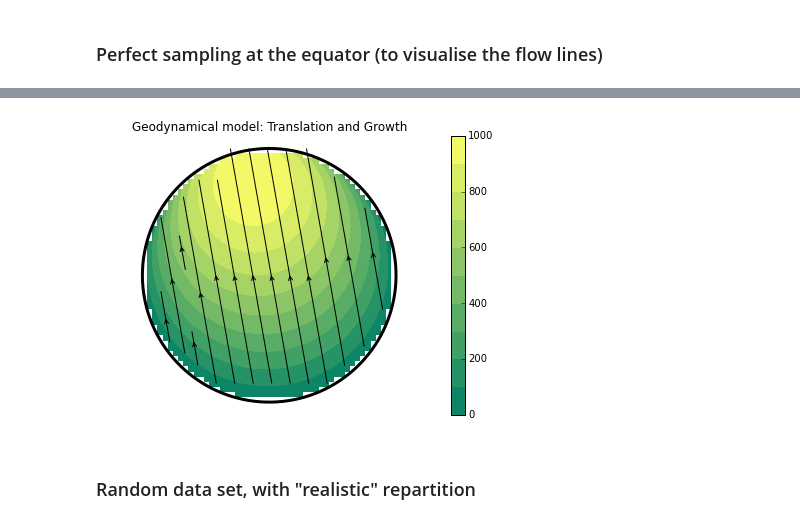
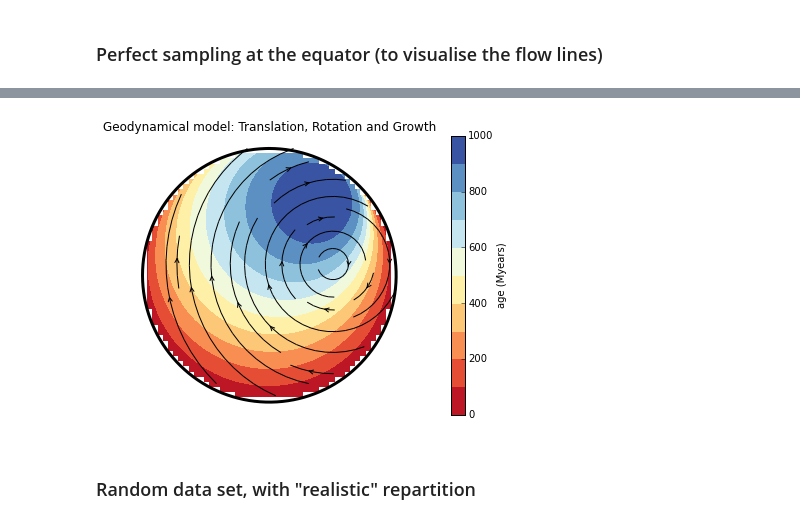
Before and after one commit to MarineLasbleis/GrowYourIC, a Jupyter notebook: GrowYourInnerCore_examples.ipynb, the cells around one changed output, grey strips where cells are left out. Cells and saved outputs as stored; diff of their text form; code cells hidden in the pictures.

```diff
--- a/GrowYourInnerCore_examples.ipynb
+++ b/GrowYourInnerCore_examples.ipynb
@@ -55,8 +57,8 @@ plt.rcParams['figure.figsize'] = (15.0, 5.0) #size of figures
 # geodynModel = geodyn_trg.PureTranslation() #in this case, the translation velocity has to be larger than 2 (if not, ages would be negatives)
 # geodynModel = geodyn_trg.TranslationRotation()
 # geodynModel = geodyn_trg.PureGrowth()
-geodynModel = geodyn_trg.TranslationGrowth()
-# geodynModel = geodyn_trg.TranslationGrowthRotation()
+# geodynModel = geodyn_trg.TranslationGrowth()
+geodynModel = geodyn_trg.TranslationGrowthRotation()
 # geodynModel = geodyn_static.Hemispheres() #this is a static model, only hemispheres.
 # %% [markdown]
 ### Parameters for the geodynamical model
@@ -87,8 +89,8 @@ geodynModel.define_units()
 npoints = 50 #number of points in the x direction for the data set.
 data_set = data.PerfectSamplingEquator(npoints, rICB = 1.)
 data_set.method = "bt_point"
-proxy = geodyn.evaluate_proxy(data_set, geodynModel, verbose = False)
-data_set.plot_c_vec(geodynModel, proxy=proxy)
+proxy = geodyn.evaluate_proxy(data_set, geodynModel, proxy="age", verbose = False)
+data_set.plot_c_vec(geodynModel, proxy=proxy, cm=plt.cm.get_cmap('RdYlBu'), nameproxy="age (Myears)")
 # %% [output]
 ===
 == Evaluate value of proxy for all points of the data set
@@ -100,5 +102,5 @@ data_set.plot_c_vec(geodynModel, proxy=proxy)
 ===
-[figure, old version]
+[figure, new version]
 # %% [markdown]
 ### Random data set, with "realistic" repartition
 # %%
```
Also changed, not shown: parts of 15 cells of this notebook.
